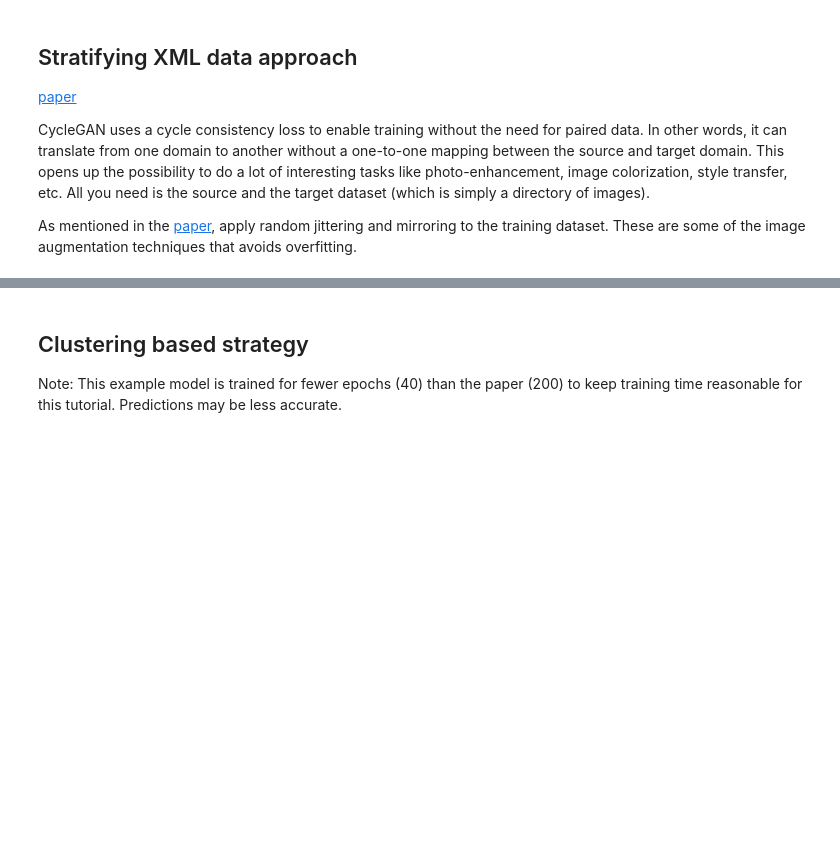
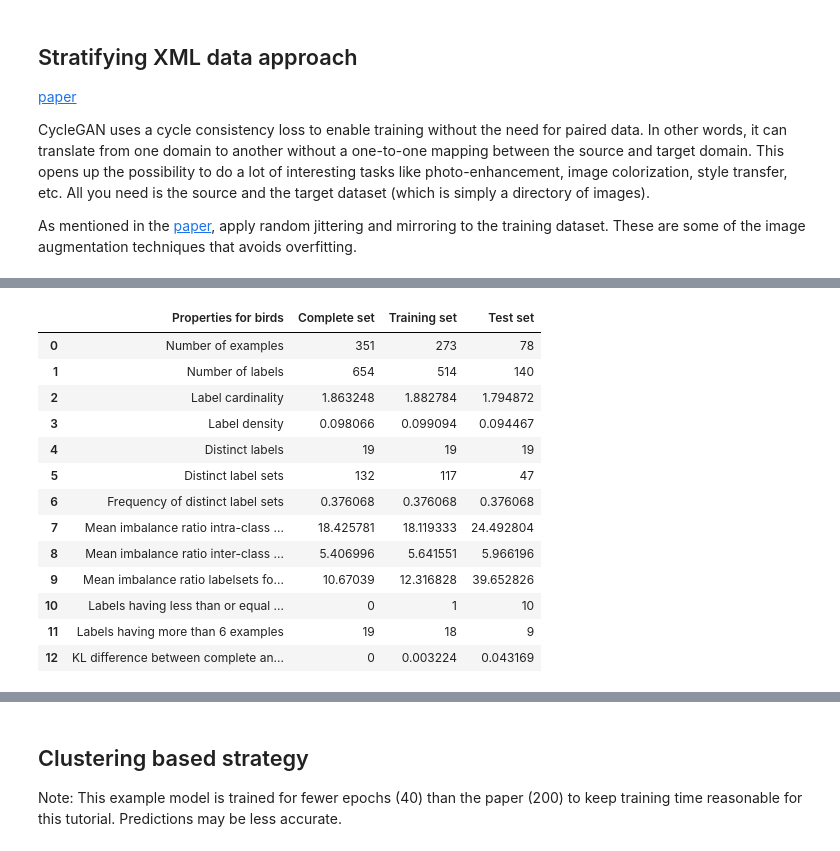
Before and after one commit to arbasher/straSplit, a Jupyter notebook: src/doc/split.ipynb, the cells around one changed output, grey strips where cells are left out. Cells and saved outputs as stored; diff of their text form; code cells hidden in the pictures; blank space fills up the shorter version.

```diff
--- a/src/doc/split.ipynb
+++ b/src/doc/split.ipynb
@@ -49,7 +55,7 @@ Now, let us assign values to the following arguments:
 # %%
 split_type = "extreme"
 split_size = 0.80
-num_epochs = 10
+num_epochs = 50
 num_jobs = 2
 use_solver = False
 # %% [markdown]
@@ -184,7 +249,22 @@ training_idx, test_idx = st.fit(X=X, y=y)
 # %%
 model_name = "extreme2split"
 df, chart = data_properties(y=y, selected_examples=[training_idx, test_idx], num_tails=5, dataset_name=dsname,
-                            model_name=model_name, rspath=RESULT_PATH, display_dataframe=False)
+                            model_name=model_name, rspath=RESULT_PATH, display_dataframe=True, display_figure=True)
 df
+# %% [output]
+|  | Properties for birds | Complete set | Training set | Test set |
+| 0 | Number of examples | 351 | 273 | 78 |
+| 1 | Number of labels | 654 | 514 | 140 |
+| 2 | Label cardinality | 1.863248 | 1.882784 | 1.794872 |
+| 3 | Label density | 0.098066 | 0.099094 | 0.094467 |
+| 4 | Distinct labels | 19 | 19 | 19 |
+| 5 | Distinct label sets | 132 | 117 | 47 |
+| 6 | Frequency of distinct label sets | 0.376068 | 0.376068 | 0.376068 |
+| 7 | Mean imbalance ratio intra-class ... | 18.425781 | 18.119333 | 24.492804 |
+| 8 | Mean imbalance ratio inter-class ... | 5.406996 | 5.641551 | 5.966196 |
+| 9 | Mean imbalance ratio labelsets fo... | 10.67039 | 12.316828 | 39.652826 |
+| 10 | Labels having less than or equal ... | 0 | 1 | 10 |
+| 11 | Labels having more than 6 examples | 19 | 18 | 9 |
+| 12 | KL difference between complete an... | 0 | 0.003224 | 0.043169 |
 # %%
 chart
```
Also changed, not shown: parts of 39 cells of this notebook, 5 other files.
